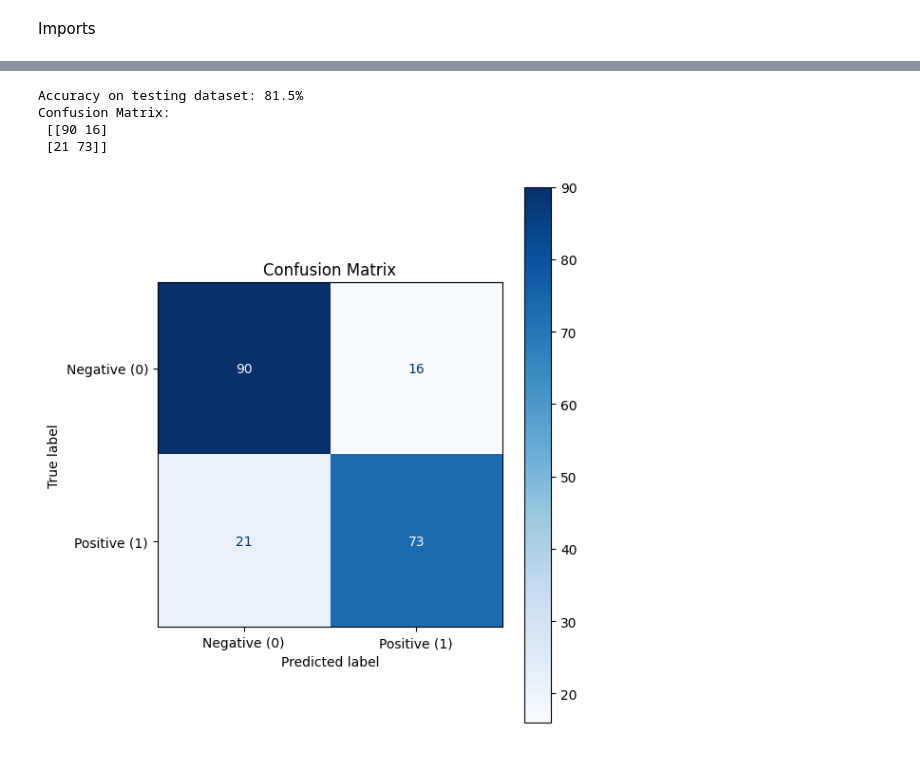
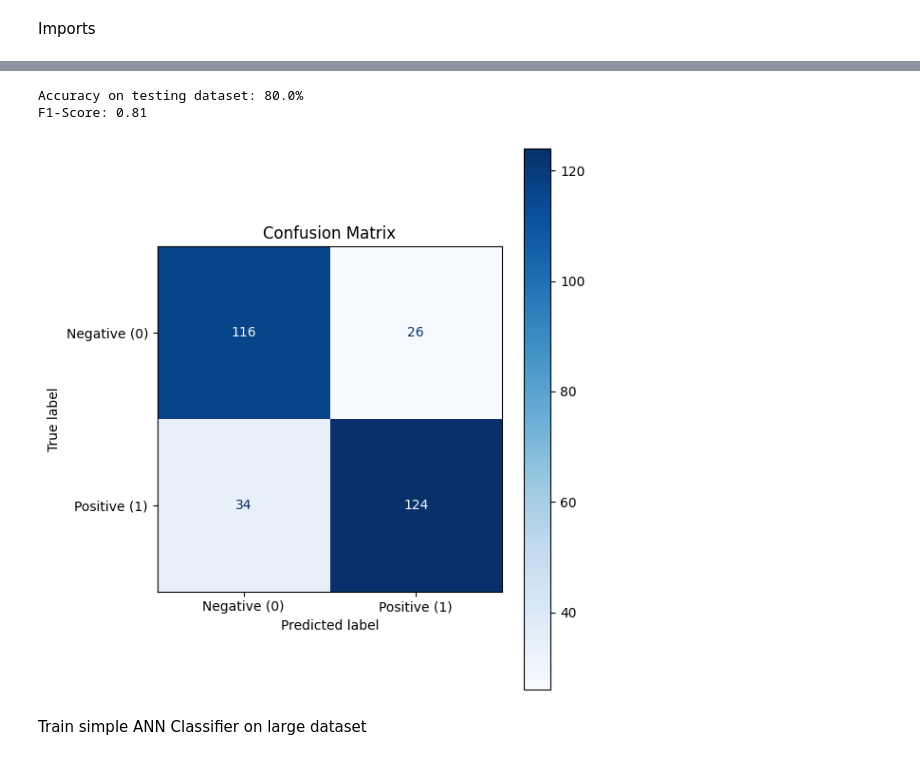
Before and after one commit to juliusatgit/AdvancedDeepLearning, a Jupyter notebook: Lab_1/Practical_1.ipynb, the cells around one changed output, grey strips where cells are left out. Saved outputs shown, nothing was run; the diff lists cells and outputs as text; code cells hidden in the pictures.

Commit message:
Working ANNs with small and large dataset

```diff
--- a/Lab_1/Practical_1.ipynb
+++ b/Lab_1/Practical_1.ipynb
@@ -25,10 +30,11 @@ Load data
 # %%
-# get data, pre-process
+# get and pre-process data
 data = pd.read_csv("amazon_cells_labelled.txt", delimiter='\t', header=None)
+
 data.columns = ['Sentence', 'Class']
-data['index'] = data.index                                          # add new column index
+data['index'] = data.index # add new column index
 columns = ['index', 'Class', 'Sentence']
-data = dlc.preprocess_pandas(data, columns)                             # pre-process
+data = dlc.preprocess_pandas(data, columns) # pre-process
 
 # split the data into training, validation, and test splits
 # first get 50% for training
@@ -70,6 +76,6 @@ train_dataset = TensorDataset(train_x_tensor, train_y_tensor)
 val_dataset = TensorDataset(val_x_tensor, val_y_tensor)
 test_dataset = TensorDataset(test_x_tensor, test_y_tensor)
 
-train_loader = DataLoader(train_dataset, batch_size=32, shuffle=True)
-val_loader = DataLoader(val_dataset, batch_size=32, shuffle=False)
-test_loader = DataLoader(test_dataset, batch_size=32, shuffle=False)
+train_loader = DataLoader(train_dataset, batch_size=16, shuffle=True)
+val_loader = DataLoader(val_dataset, batch_size=16, shuffle=False)
+test_loader = DataLoader(test_dataset, batch_size=16, shuffle=False)
@@ -101,7 +149,7 @@ test_loader = DataLoader(test_dataset, batch_size=32, shuffle=False)
 # %%
-class ANNClassifier(nn.Module):
-    def __init__(self, input_size):
-        super(ANNClassifier, self).__init__()
+class SimpleANNClassifier(nn.Module):
+    def __init__(self, input_size, name = 'default'):
+        super(SimpleANNClassifier, self).__init__()
 
         self.flatten = nn.Flatten()
         self.fc1 = nn.Linear(input_size, 8)
@@ -111,6 +159,8 @@ class ANNClassifier(nn.Module):
 
         self.fc2 = nn.Linear(8, 1)  # Single neuron output
 
+        self.name = name + '.pth'
+
     def forward(self, x):
         x = self.flatten(x)
         x = self.drop1(self.relu1(self.bn1(self.fc1(x))))
@@ -210,8 +262,9 @@ def plot_confusion_matrix(all_labels=None, all_predictions=None, class_labels=No
 # %%
+model_name ='amazonclasssimple'
 input_size = train_x_tensor.shape[1]
-model = ANNClassifier(input_size)
+model = SimpleANNClassifier(input_size, model_name)
 criterion = nn.BCELoss()
-optimizer = optim.AdamW(model.parameters(), lr=0.0005, weight_decay=1e-4)
+optimizer = optim.AdamW(model.parameters(), lr=0.0001, weight_decay=1e-4)
 
-trained_model = train_model(model, criterion, optimizer, train_loader, val_loader, num_epochs=500)
+trained_model = train_model(model, criterion, optimizer, train_loader, val_loader, num_epochs=250)
 # %% [output]
@@ -235,15 +288,16 @@ Best validation accuracy: 81.5%
 # %%
 # Load best model
-model = ANNClassifier(input_size)
-model.load_state_dict(torch.load('amazonclass.pth'))
+model = SimpleANNClassifier(input_size, model_name)
+model.load_state_dict(torch.load(model.name))
 
 # Evaluate best model
-_, test_acc, labels, preds = test_model(loader=val_loader, criterion=criterion, input_size=input_size)
+_, test_acc, labels, preds = test_model(model=model, loader=test_loader, criterion=criterion, input_size=input_size)
 print(f'Accuracy on testing dataset: {test_acc}%')
+print(f'F1-Score: {f1_score(labels, preds):.2f}')
 plot_confusion_matrix(labels, preds)
 # %% [output]
-Accuracy on testing dataset: 81.5%
-Confusion Matrix:
- [[90 16]
- [21 73]]
+Accuracy on testing dataset: 80.0%
+F1-Score: 0.81
-[figure, old version]
+[figure, new version]
+# %% [markdown]
+Train simple ANN Classifier on large dataset
```
Also changed, not shown: parts of 17 cells of this notebook.
